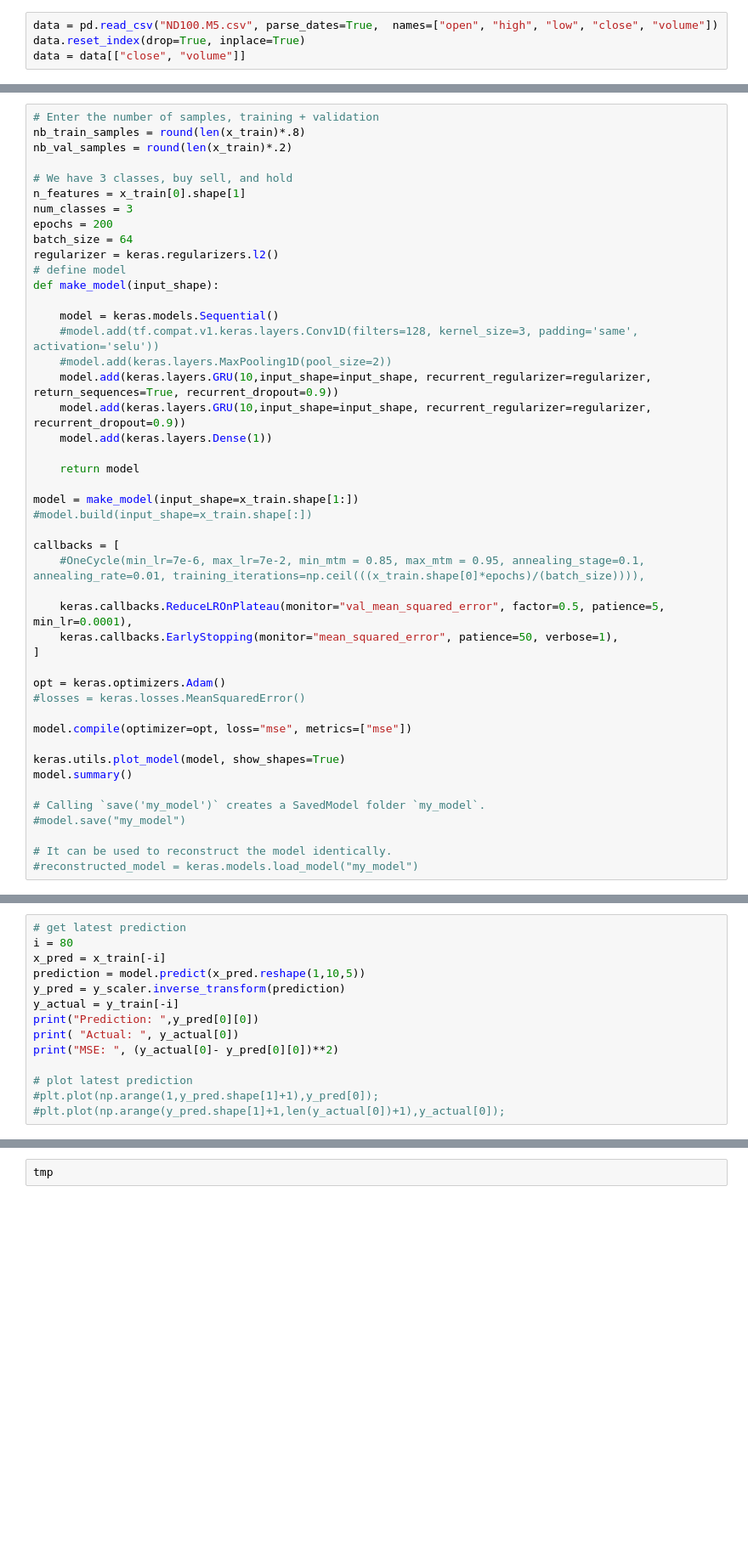
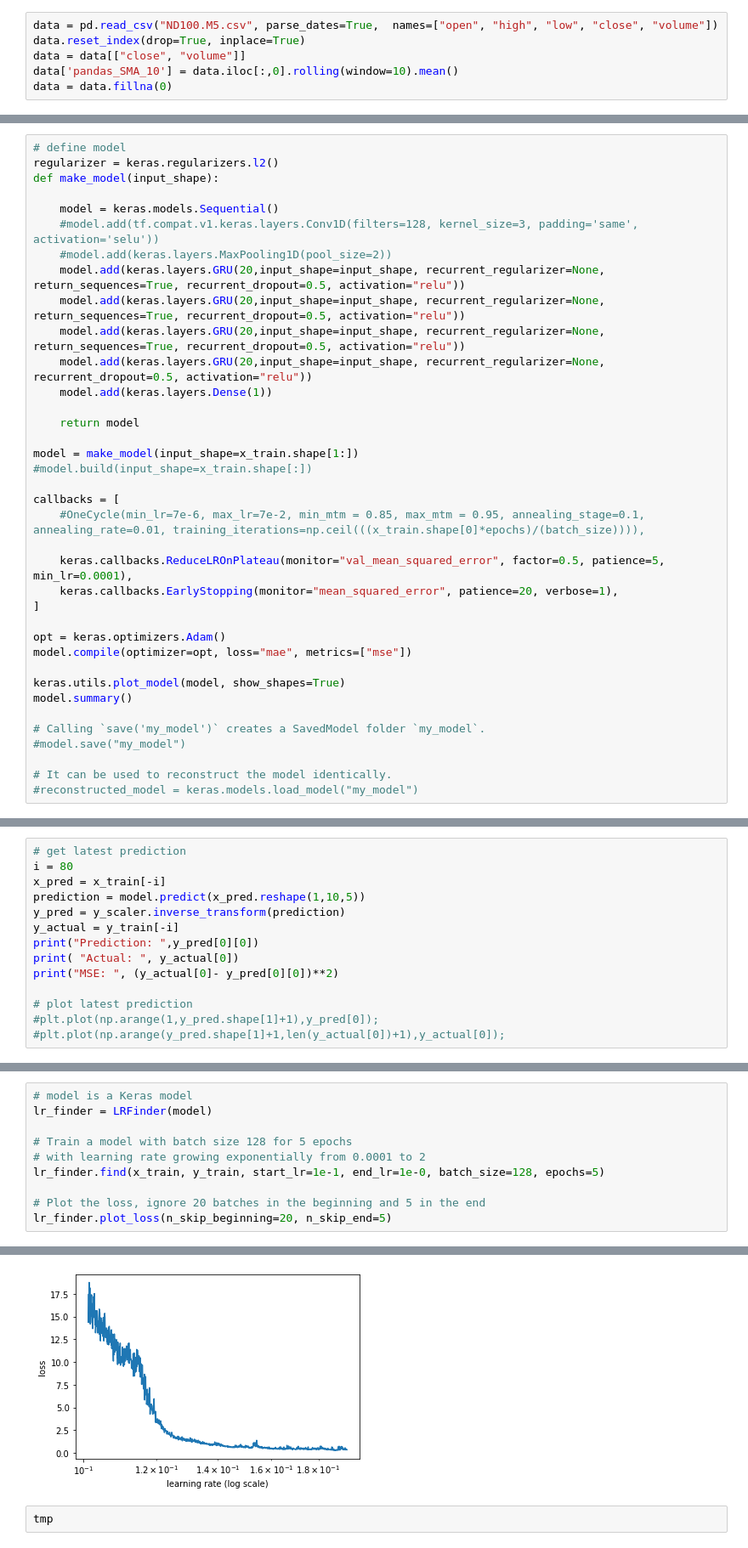
Before and after one commit to jnani1972/AI-for-Trading, a Jupyter notebook: Stock_prediction.ipynb, the cells around one changed output, grey strips where cells are left out. Shown at 85% size. Cells and saved outputs as stored; diff of their text form; blank space fills up the shorter version.

Commit message:
Updated Model

```diff
--- a/Stock_prediction.ipynb
+++ b/Stock_prediction.ipynb
@@ -33,3 +49,5 @@ cd data
 data = pd.read_csv("ND100.M5.csv", parse_dates=True,  names=["open", "high", "low", "close", "volume"])
 data.reset_index(drop=True, inplace=True)
 data = data[["close", "volume"]]
+data['pandas_SMA_10'] = data.iloc[:,0].rolling(window=10).mean()
+data = data.fillna(0)
@@ -89,22 +123,15 @@ array([[1.18499948, 0.17214765],
 # %%
-# Enter the number of samples, training + validation
-nb_train_samples = round(len(x_train)*.8)
-nb_val_samples = round(len(x_train)*.2)
-
-# We have 3 classes, buy sell, and hold
-n_features = x_train[0].shape[1]
-num_classes = 3
-epochs = 200
-batch_size = 64
+# define model
 regularizer = keras.regularizers.l2()
-# define model
 def make_model(input_shape):
 
     model = keras.models.Sequential()
     #model.add(tf.compat.v1.keras.layers.Conv1D(filters=128, kernel_size=3, padding='same', activation='selu'))
     #model.add(keras.layers.MaxPooling1D(pool_size=2))
-    model.add(keras.layers.GRU(10,input_shape=input_shape, recurrent_regularizer=regularizer, return_sequences=True, recurrent_dropout=0.9))
-    model.add(keras.layers.GRU(10,input_shape=input_shape, recurrent_regularizer=regularizer, recurrent_dropout=0.9))
+    model.add(keras.layers.GRU(20,input_shape=input_shape, recurrent_regularizer=None, return_sequences=True, recurrent_dropout=0.5, activation="relu"))
+    model.add(keras.layers.GRU(20,input_shape=input_shape, recurrent_regularizer=None, return_sequences=True, recurrent_dropout=0.5, activation="relu"))
+    model.add(keras.layers.GRU(20,input_shape=input_shape, recurrent_regularizer=None, return_sequences=True, recurrent_dropout=0.5, activation="relu"))
+    model.add(keras.layers.GRU(20,input_shape=input_shape, recurrent_regularizer=None, recurrent_dropout=0.5, activation="relu"))
     model.add(keras.layers.Dense(1))
 
     return model
@@ -116,13 +143,11 @@ callbacks = [
     #OneCycle(min_lr=7e-6, max_lr=7e-2, min_mtm = 0.85, max_mtm = 0.95, annealing_stage=0.1, annealing_rate=0.01, training_iterations=np.ceil(((x_train.shape[0]*epochs)/(batch_size)))),
 
     keras.callbacks.ReduceLROnPlateau(monitor="val_mean_squared_error", factor=0.5, patience=5, min_lr=0.0001),
-    keras.callbacks.EarlyStopping(monitor="mean_squared_error", patience=50, verbose=1),
+    keras.callbacks.EarlyStopping(monitor="mean_squared_error", patience=20, verbose=1),
 ]
 
 opt = keras.optimizers.Adam()
-#losses = keras.losses.MeanSquaredError()
-
-model.compile(optimizer=opt, loss="mse", metrics=["mse"])
+model.compile(optimizer=opt, loss="mae", metrics=["mse"])
 
 keras.utils.plot_model(model, show_shapes=True)
 model.summary()
@@ -216,0 +237,11 @@ y_actual[0],y_pred[0][0]
+# %%
+# model is a Keras model
+lr_finder = LRFinder(model)
+
+# Train a model with batch size 128 for 5 epochs
+# with learning rate growing exponentially from 0.0001 to 2
+lr_finder.find(x_train, y_train, start_lr=1e-1, end_lr=1e-0, batch_size=128, epochs=5)
+
+# Plot the loss, ignore 20 batches in the beginning and 5 in the end
+lr_finder.plot_loss(n_skip_beginning=20, n_skip_end=5)
+# %% [output]
@@ -217,2 +251,3 @@ y_actual[0],y_pred[0][0]
+[figure, added]
 # %%
 tmp
```
Also changed, not shown: parts of 12 cells of this notebook.
